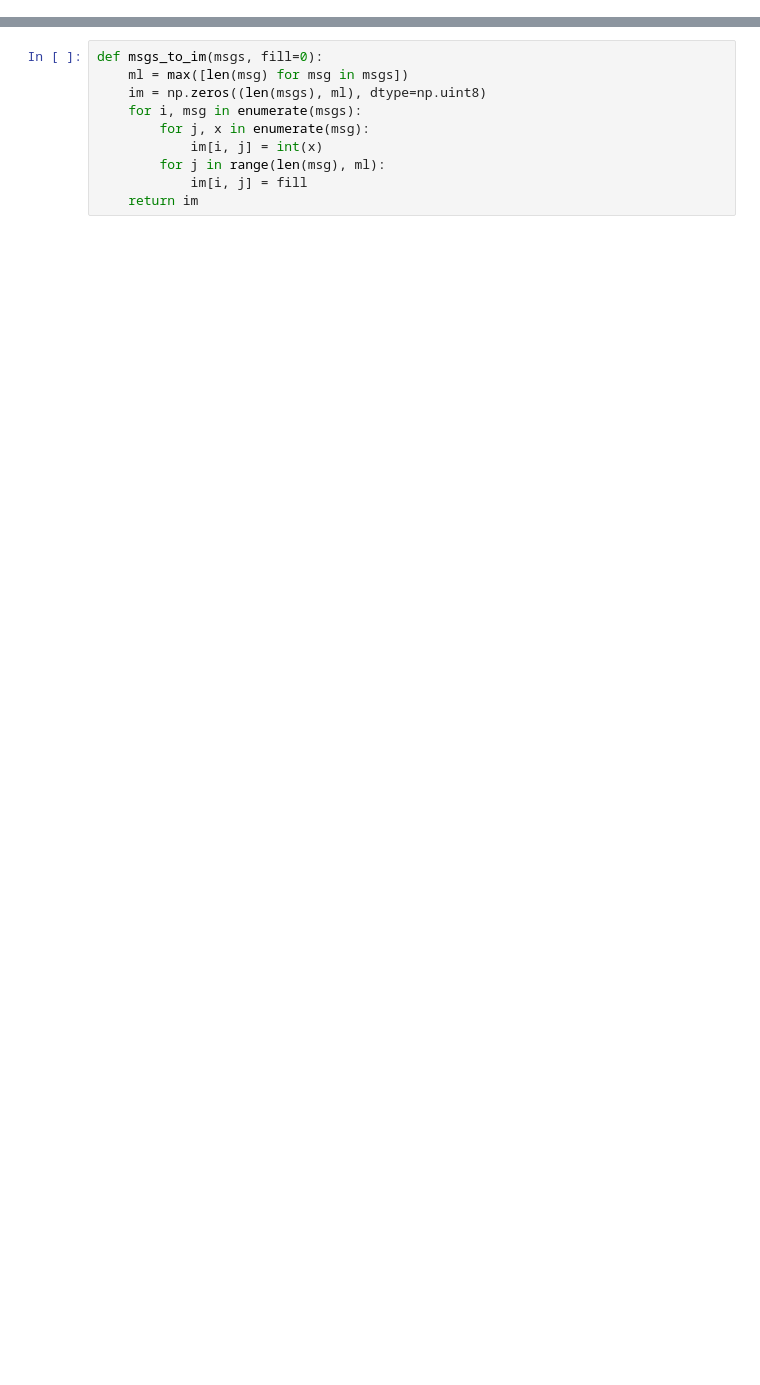
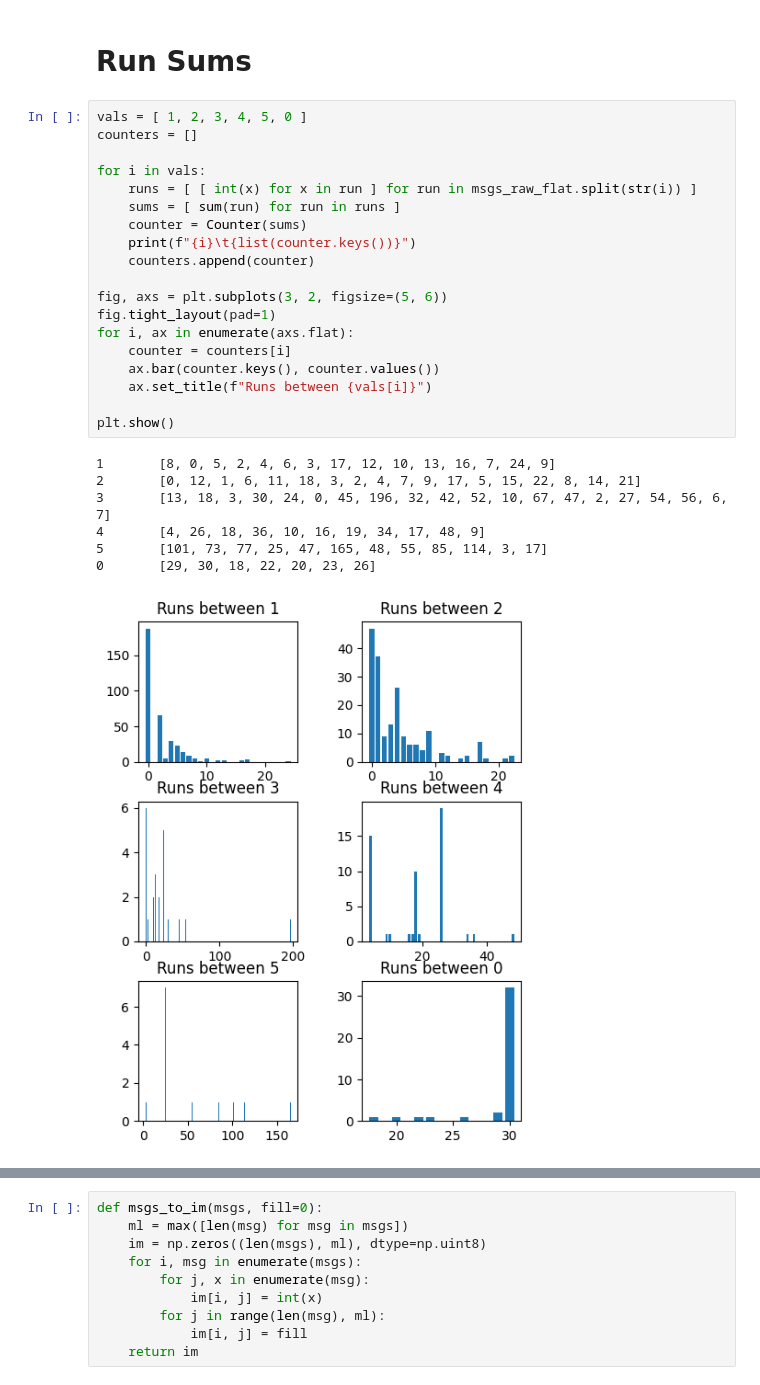
Before and after one commit to tomster12/coding, a Jupyter notebook: general/noita/cessation/test.ipynb, the cells around one changed output, grey strips where cells are left out. Cells and saved outputs as stored; diff of their text form; blank space fills up the shorter version.

```diff
--- a/general/noita/cessation/test.ipynb
+++ b/general/noita/cessation/test.ipynb
@@ -31,0 +33,29 @@ print(sum([int(x) for x in msgs_flat]))
+# %% [markdown]
+# Run Sums
+# %%
+vals = [ 1, 2, 3, 4, 5, 0 ]
+counters = []
+
+for i in vals:
+    runs = [ [ int(x) for x in run ] for run in msgs_raw_flat.split(str(i)) ]
+    sums = [ sum(run) for run in runs ]
+    counter = Counter(sums)
+    print(f"{i}\t{list(counter.keys())}")
+    counters.append(counter)
+
+fig, axs = plt.subplots(3, 2, figsize=(5, 6))
+fig.tight_layout(pad=1)
+for i, ax in enumerate(axs.flat):
+    counter = counters[i]
+    ax.bar(counter.keys(), counter.values())
+    ax.set_title(f"Runs between {vals[i]}")
+
+plt.show()
+# %% [output]
+1       [8, 0, 5, 2, 4, 6, 3, 17, 12, 10, 13, 16, 7, 24, 9]
+2       [0, 12, 1, 6, 11, 18, 3, 2, 4, 7, 9, 17, 5, 15, 22, 8, 14, 21]
+3       [13, 18, 3, 30, 24, 0, 45, 196, 32, 42, 52, 10, 67, 47, 2, 27, 54, 56, 6, 7]
+4       [4, 26, 18, 36, 10, 16, 19, 34, 17, 48, 9]
+5       [101, 73, 77, 25, 47, 165, 48, 55, 85, 114, 3, 17]
+0       [29, 30, 18, 22, 20, 23, 26]
+[figure, added]
```
Also changed, not shown: parts of 26 cells of this notebook.
